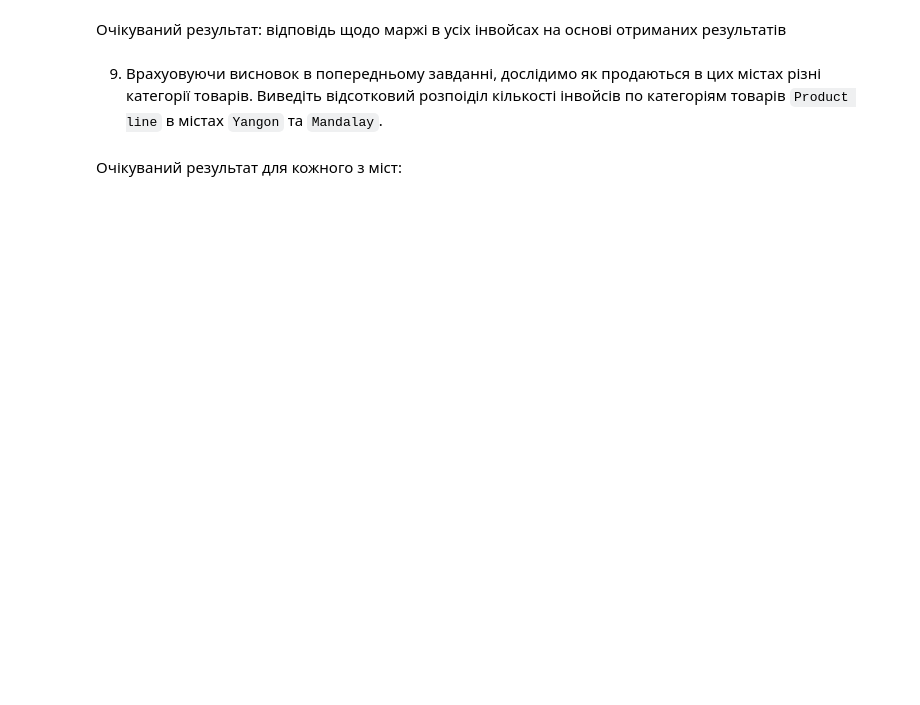
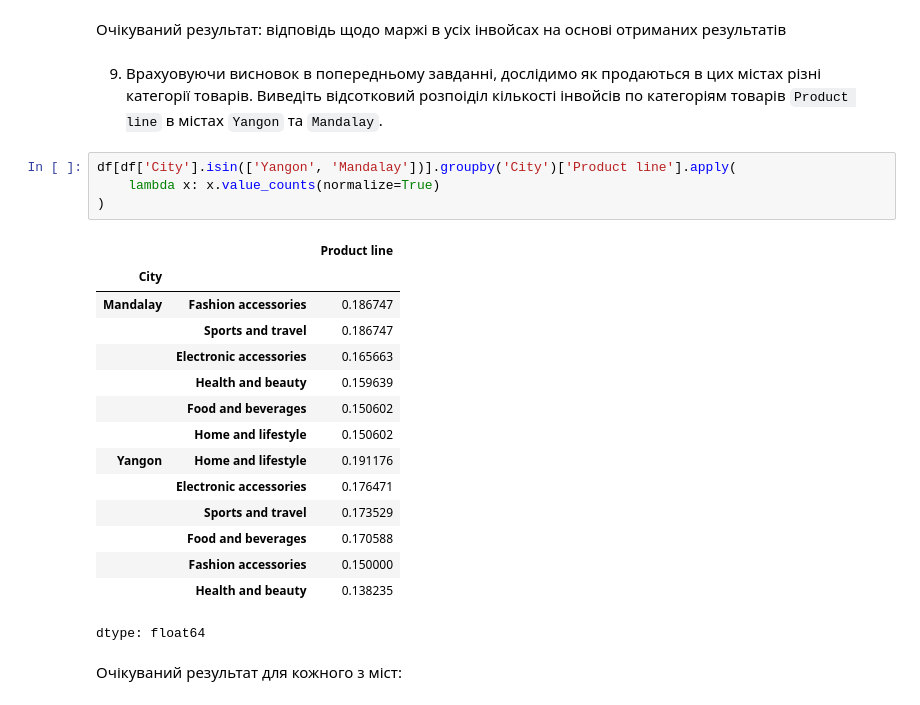
Before and after one commit to zaporozhetsalena/My-first-project, a Jupyter notebook: hw_10_2_Основи_роботи_з_даними_у_Pandas.ipynb, the cells around one changed output. Cells and saved outputs as stored; diff of their text form; blank space fills up the shorter version.

```diff
--- a/hw_10_2_Основи_роботи_з_даними_у_Pandas.ipynb
+++ b/hw_10_2_Основи_роботи_з_даними_у_Pandas.ipynb
@@ -64,6 +173,26 @@ import pandas as pd
 Очікуваний результат: відповідь щодо маржі в усіх інвойсах на основі отриманих результатів
 # %% [markdown]
 9. Врахуовуючи висновок в попередньому завданні, дослідимо як продаються в цих містах різні категорії товарів. Виведіть відсотковий розпоіділ кількості інвойсів по категоріям товарів `Product line` в містах `Yangon` та `Mandalay`.
+# %%
+df[df['City'].isin(['Yangon', 'Mandalay'])].groupby('City')['Product line'].apply(
+    lambda x: x.value_counts(normalize=True)
+)
+# %% [output]
+|  |  | Product line |
+| City |  |  |
+| Mandalay | Fashion accessories | 0.186747 |
+|  | Sports and travel | 0.186747 |
+|  | Electronic accessories | 0.165663 |
+|  | Health and beauty | 0.159639 |
+|  | Food and beverages | 0.150602 |
+|  | Home and lifestyle | 0.150602 |
+| Yangon | Home and lifestyle | 0.191176 |
+|  | Electronic accessories | 0.176471 |
+|  | Sports and travel | 0.173529 |
+|  | Food and beverages | 0.170588 |
+|  | Fashion accessories | 0.150000 |
+|  | Health and beauty | 0.138235 |
+dtype: float64
 # %% [markdown]
 Очікуваний результат для кожного з міст:
 # %% [markdown]
```
Also changed, not shown: parts of 19 cells of this notebook.
